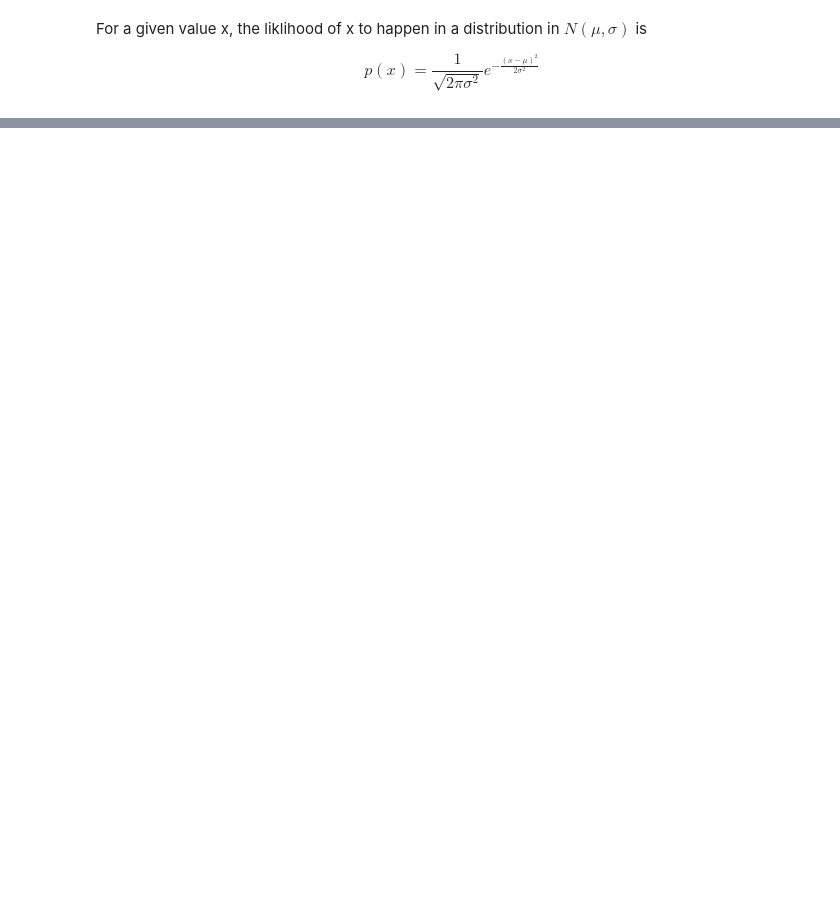
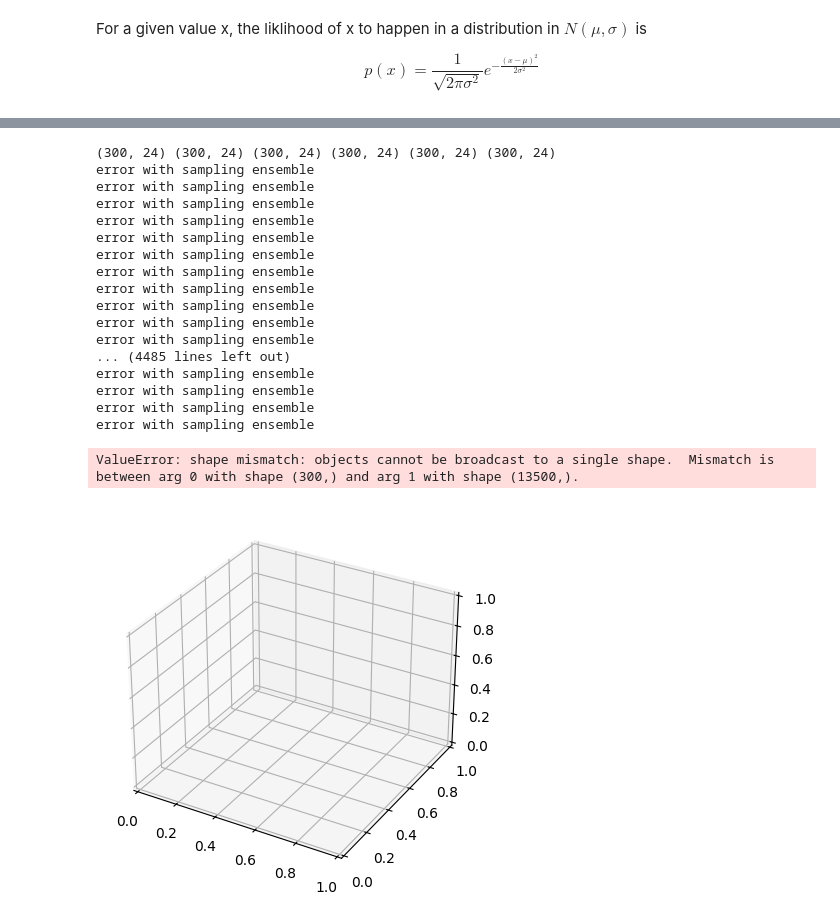
Before and after one commit to hunkim98/pixel-art-ai, a Jupyter notebook: sketchrnn/gmm.ipynb, the cells around one changed output, grey strips where cells are left out. Cells and saved outputs as stored; diff of their text form; code cells hidden in the pictures; blank space fills up the shorter version.

```diff
--- a/sketchrnn/gmm.ipynb
+++ b/sketchrnn/gmm.ipynb
@@ -204,0 +417,56 @@ for i in range(10):
+# %%
+def generate_ensemble_2d(out_pi, out_mu1, out_mu2, out_sigma1, out_sigma2, out_corr, out_eos = None, M=15):
+    NTEST = x_test.size
+    result = np.random.rand(NTEST, M, 3) # initially random [0, 1]
+    rn = np.random.randn(NTEST, M, 2) # normal random matrix (0.0, 1.0)
+    mu = 0
+    std = 0
+    idx = 0
+
+    # transforms result into random ensembles
+    for j in range(M):
+        for i in range(NTEST):
+            idx = get_pi_idx(result[i, j, 0], out_pi[i])
+            mu = [out_mu1[i, idx], out_mu2[i, idx]]
+            std = [out_sigma1[i, idx], out_sigma2[i, idx]]
+            rho = out_corr[i, idx]
+            eos = 0
+            if out_eos is not None:
+                eos = out_eos[i]
+
+            # we sample from the 2D gaussian
+            result[i, j, 0:2] = mu + rn[i, j]*std
+            result[i, j, 2] = eos
+    return result
+# %%
+
+y = model(x_test)
+pi, mu1, mu2, sigma1, sigma2, rho = y
+print(pi.shape, mu1.shape, mu2.shape, sigma1.shape, sigma2.shape, rho.shape)
+
+y_test = generate_ensemble_2d(pi.data ,mu1.data, mu2.data, sigma1.data, sigma2.data, rho.data)
+
+fig = plt.figure()
+ax = fig.add_subplot(111, projection='3d')
+ax.scatter(x_test, y_test, 'bo', alpha=0.3)
+plt.show()
+# %% [output]
+(300, 24) (300, 24) (300, 24) (300, 24) (300, 24) (300, 24)
+error with sampling ensemble
+error with sampling ensemble
+error with sampling ensemble
+error with sampling ensemble
+error with sampling ensemble
+error with sampling ensemble
+error with sampling ensemble
+error with sampling ensemble
+error with sampling ensemble
+error with sampling ensemble
+error with sampling ensemble
+... (4485 lines left out)
+error with sampling ensemble
+error with sampling ensemble
+error with sampling ensemble
+error with sampling ensemble
+ValueError: shape mismatch: objects cannot be broadcast to a single shape.  Mismatch is between arg 0 with shape (300,) and arg 1 with shape (13500,).
+[figure, added]
```
Also changed, not shown: parts of 11 cells of this notebook.
